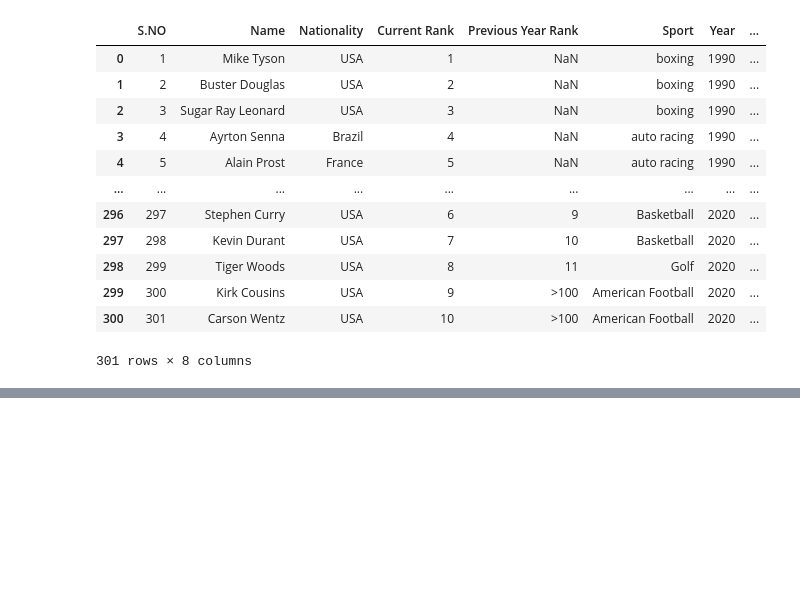
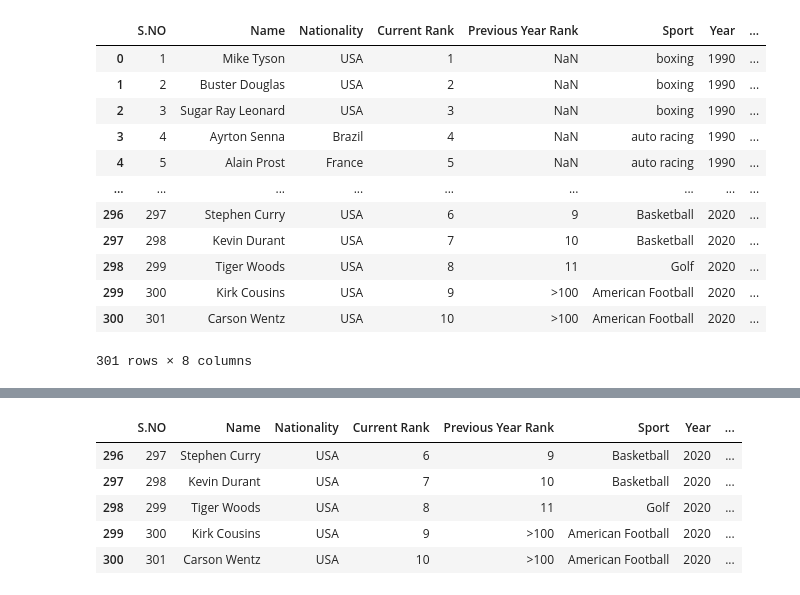
Before and after one commit to Catal2s/PREPROCESAMIENTO-DE-DATOS_001D-2026, a Jupyter notebook: PDD_Actividad_1.ipynb, the cells around one changed output, grey strips where cells are left out. Saved outputs shown, nothing was run; the diff lists cells and outputs as text; code cells hidden in the pictures; blank space fills up the shorter version.

```diff
--- a/PDD_Actividad_1.ipynb
+++ b/PDD_Actividad_1.ipynb
@@ -36,0 +65,10 @@ A.describe()
+# %%
+#Ultimas 5 filas del dataframe.
+df.tail()
+# %% [output]
+|  | S.NO | Name | Nationality | Current Rank | Previous Year Rank | Sport | Year | ... |
+| 296 | 297 | Stephen Curry | USA | 6 | 9 | Basketball | 2020 | ... |
+| 297 | 298 | Kevin Durant | USA | 7 | 10 | Basketball | 2020 | ... |
+| 298 | 299 | Tiger Woods | USA | 8 | 11 | Golf | 2020 | ... |
+| 299 | 300 | Kirk Cousins | USA | 9 | >100 | American Football | 2020 | ... |
+| 300 | 301 | Carson Wentz | USA | 10 | >100 | American Football | 2020 | ... |
```
Also changed, not shown: parts of 7 cells of this notebook.
